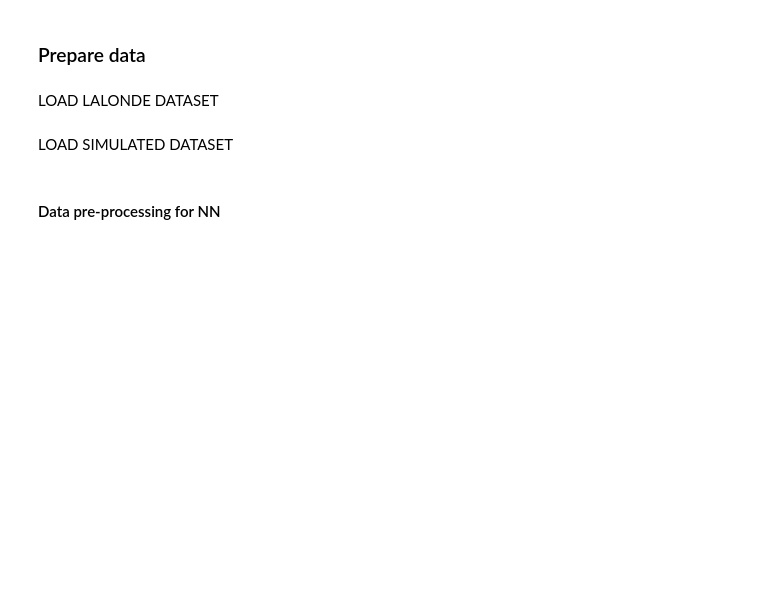
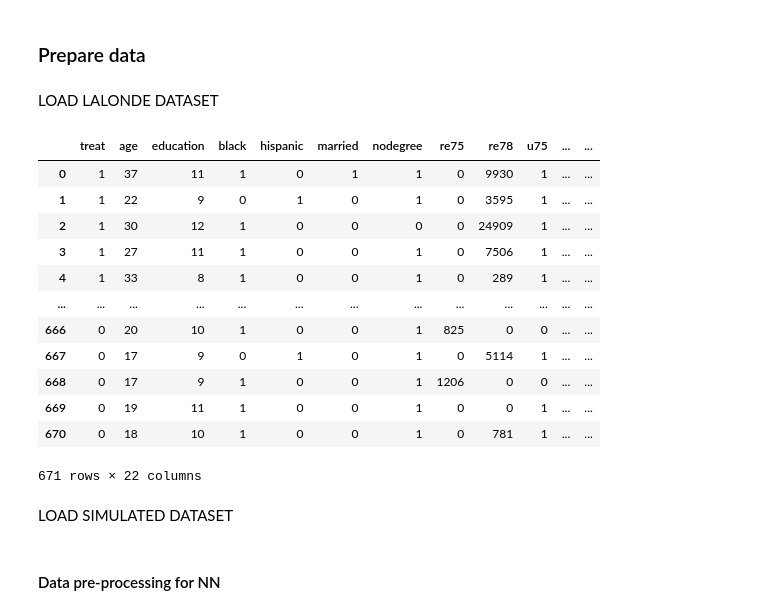
Before and after one commit to MawuliAgamah/ml-propensity-score-matching, a Jupyter notebook: Jupyter notebooks/ANN models/artifical neural network2.ipynb, the cells around one changed output. Cells and saved outputs as stored; diff of their text form; code cells hidden in the pictures; blank space fills up the shorter version.

```diff
--- a/Jupyter notebooks/ANN models/artifical neural network2.ipynb
+++ b/Jupyter notebooks/ANN models/artifical neural network2.ipynb
@@ -37,3 +42,19 @@ nsw_pd_df = shuffle(nsw).reset_index(drop=True)
+# %%
+nsw
+# %% [output]
+|  | treat | age | education | black | hispanic | married | nodegree | re75 | re78 | u75 | ... | ... |
+| 0 | 1 | 37 | 11 | 1 | 0 | 1 | 1 | 0 | 9930 | 1 | ... | ... |
+| 1 | 1 | 22 | 9 | 0 | 1 | 0 | 1 | 0 | 3595 | 1 | ... | ... |
+| 2 | 1 | 30 | 12 | 1 | 0 | 0 | 0 | 0 | 24909 | 1 | ... | ... |
+| 3 | 1 | 27 | 11 | 1 | 0 | 0 | 1 | 0 | 7506 | 1 | ... | ... |
+| 4 | 1 | 33 | 8 | 1 | 0 | 0 | 1 | 0 | 289 | 1 | ... | ... |
+| ... | ... | ... | ... | ... | ... | ... | ... | ... | ... | ... | ... | ... |
+| 666 | 0 | 20 | 10 | 1 | 0 | 0 | 1 | 825 | 0 | 0 | ... | ... |
+| 667 | 0 | 17 | 9 | 0 | 1 | 0 | 1 | 0 | 5114 | 1 | ... | ... |
+| 668 | 0 | 17 | 9 | 1 | 0 | 0 | 1 | 1206 | 0 | 0 | ... | ... |
+| 669 | 0 | 19 | 11 | 1 | 0 | 0 | 1 | 0 | 0 | 1 | ... | ... |
+| 670 | 0 | 18 | 10 | 1 | 0 | 0 | 1 | 0 | 781 | 1 | ... | ... |
+671 rows × 22 columns
 # %% [markdown]
 <P> LOAD SIMULATED DATASET</P>
 # %%
```
Also changed, not shown: parts of 36 cells of this notebook, 2 other files.
